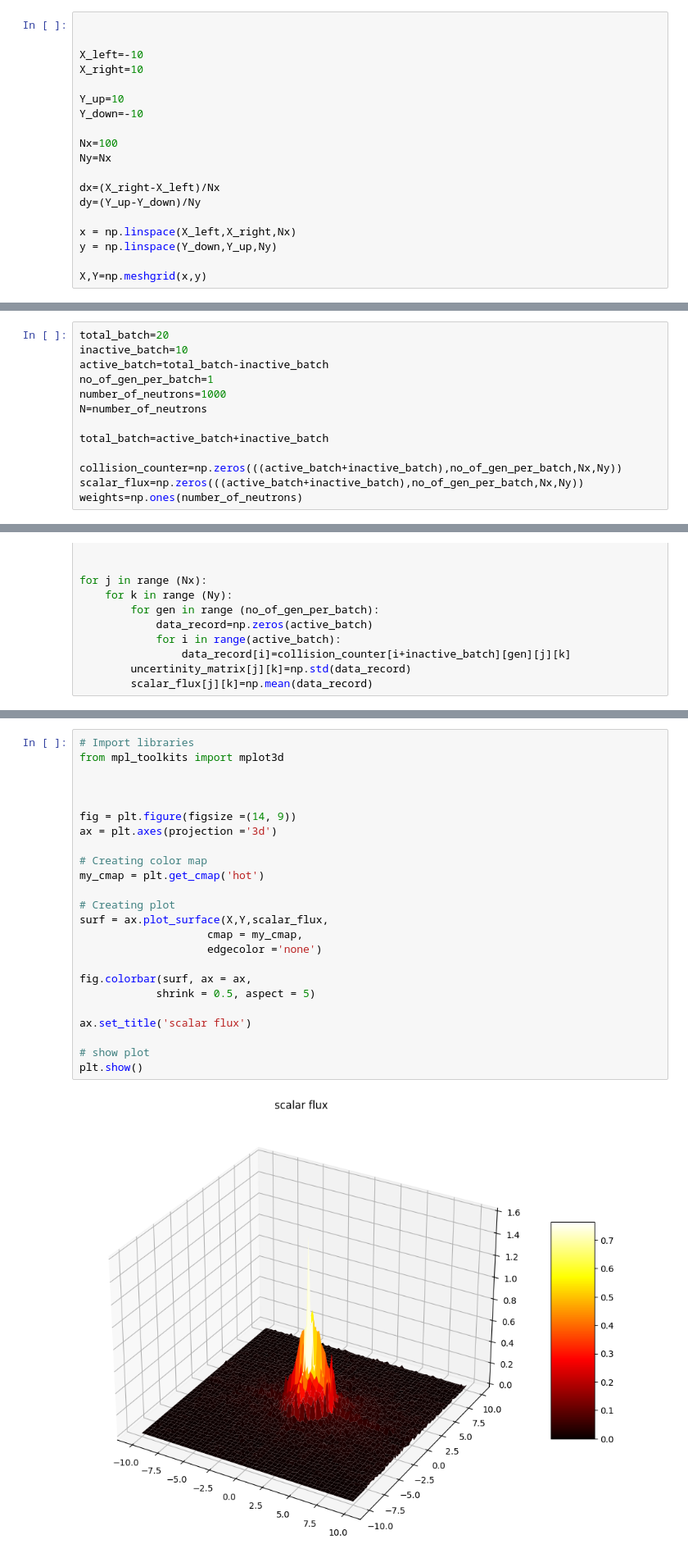
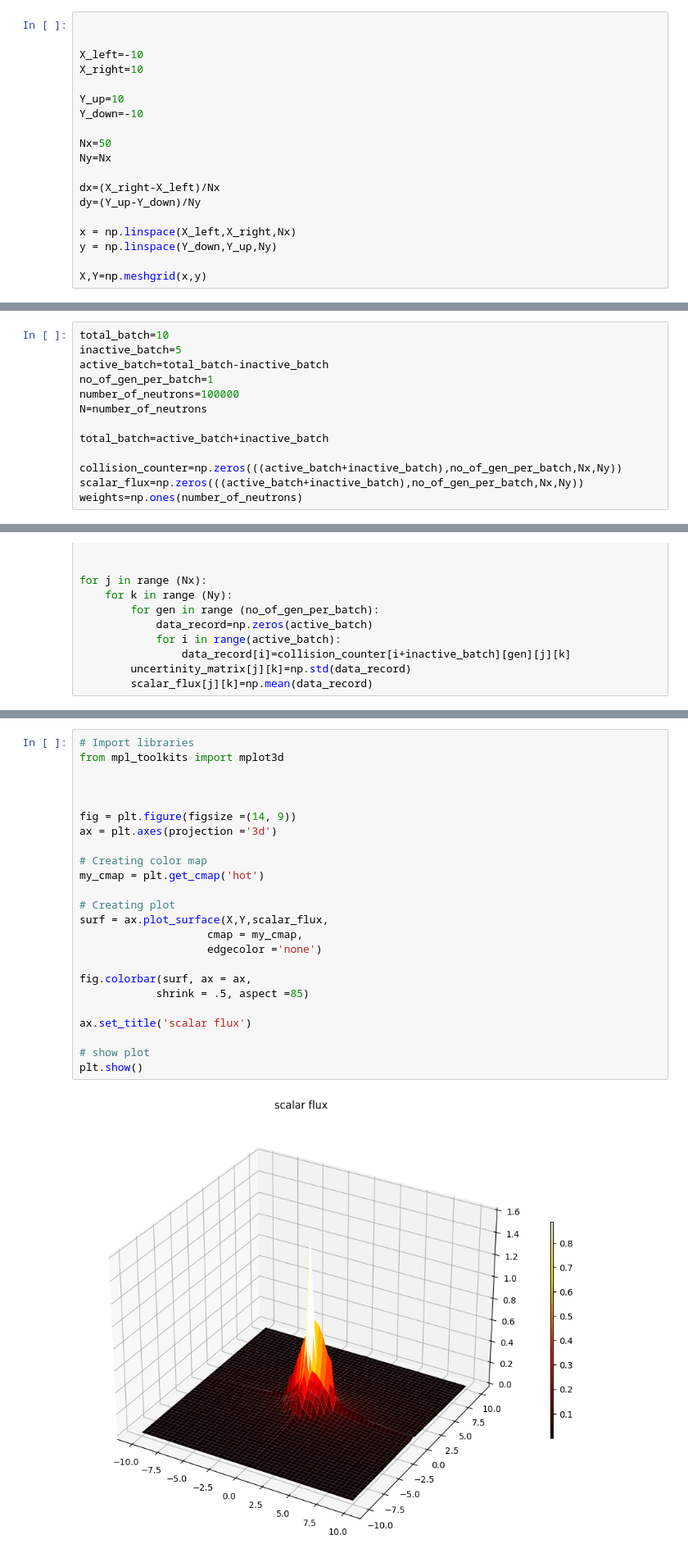
Before and after one commit to magnoxemo/mesh_amalgamation_test, a Jupyter notebook: src/main_stat.ipynb, the cells around one changed output, grey strips where cells are left out. Shown at 82% size. Drawn from its saved outputs; the diff is of its cells as text.

```diff
--- a/src/main_stat.ipynb
+++ b/src/main_stat.ipynb
@@ -42,7 +42,7 @@ X_right=10
 Y_up=10
 Y_down=-10
 
-Nx=100
+Nx=50
 Ny=Nx
 
 dx=(X_right-X_left)/Nx
@@ -121,9 +101,9 @@ X.shape,Y.shape
 # %%
-total_batch=20
-inactive_batch=10
+total_batch=10
+inactive_batch=5
 active_batch=total_batch-inactive_batch
 no_of_gen_per_batch=1
-number_of_neutrons=1000
+number_of_neutrons=100000
 N=number_of_neutrons
 
 total_batch=active_batch+inactive_batch
@@ -387,29 +350,29 @@ X.shape,Y.shape
 # %%
 # Import libraries
 from mpl_toolkits import mplot3d
 
 
 
 fig = plt.figure(figsize =(14, 9))
 ax = plt.axes(projection ='3d')
 
 # Creating color map
 my_cmap = plt.get_cmap('hot')
 
 # Creating plot
 surf = ax.plot_surface(X,Y,scalar_flux,
 					cmap = my_cmap,
 					edgecolor ='none')
 
 fig.colorbar(surf, ax = ax,
-			shrink = 0.5, aspect = 5)
+			shrink = .5, aspect =85)
 
 ax.set_title('scalar flux')
 
 # show plot
 plt.show()
 # %% [output]
-[figure, old version]
+[figure, new version]
 # %%
 fig = plt.figure(figsize =(14, 9))
 ax = plt.axes(projection ='3d')
```
Also changed, not shown: parts of 10 cells of this notebook, 2 other files.
